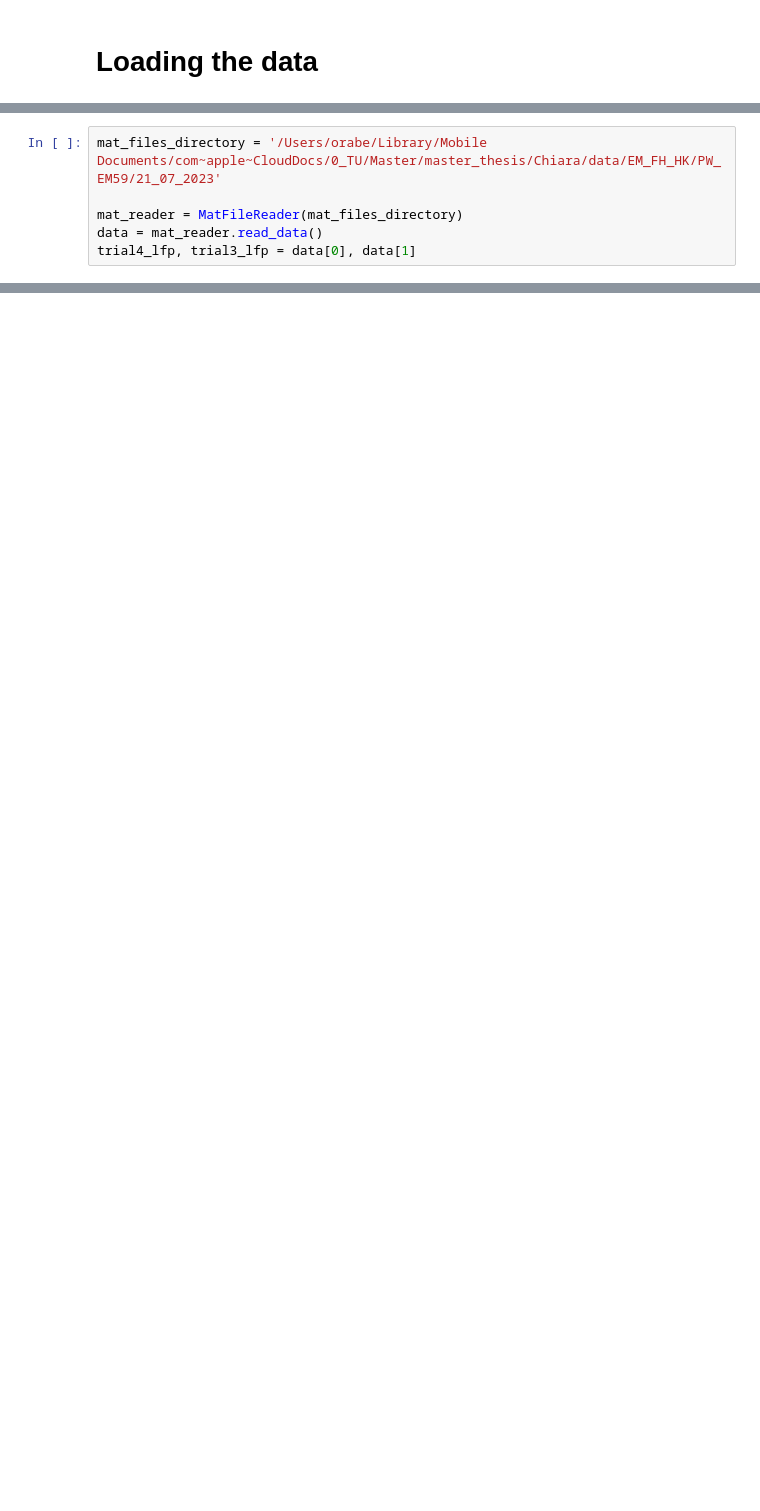
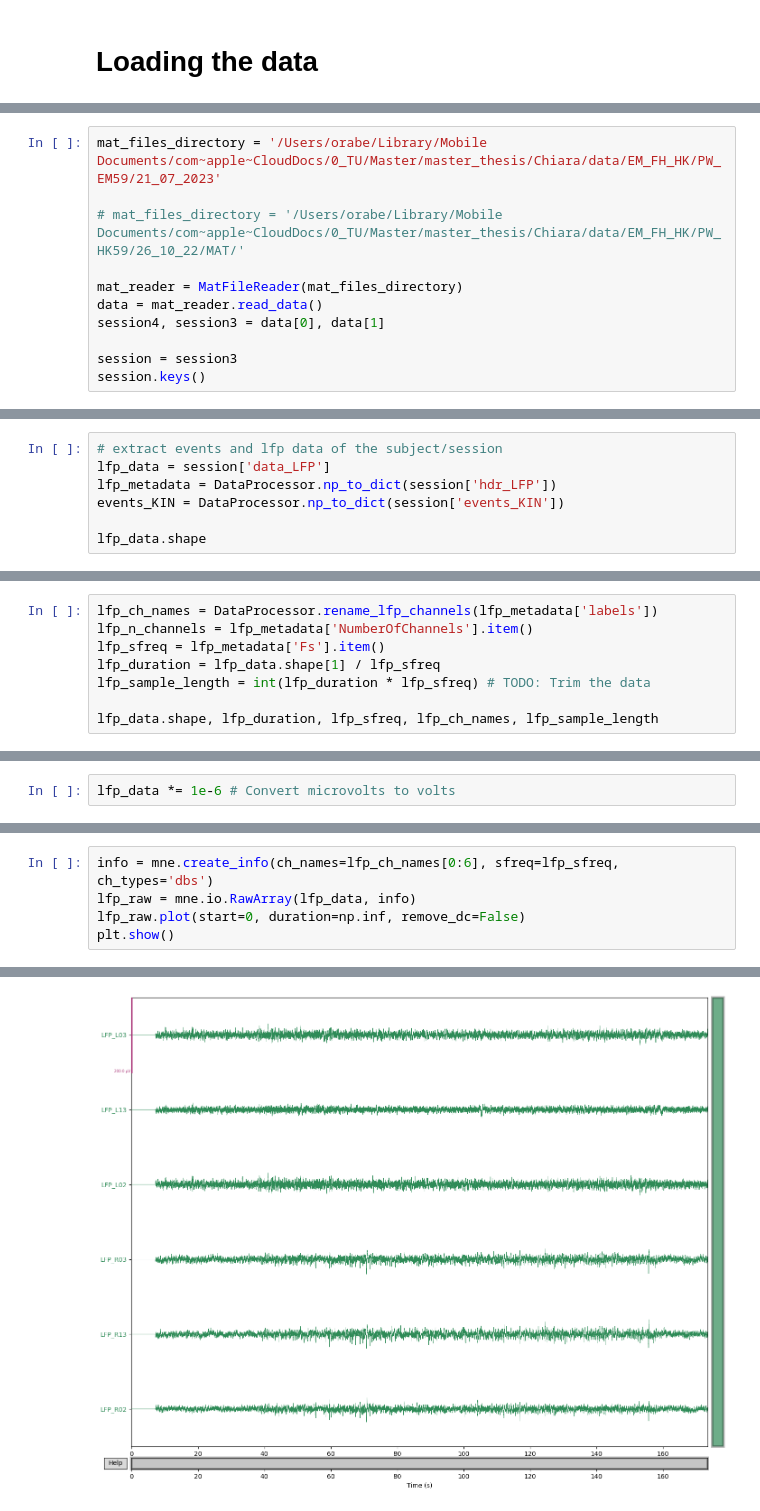
Before and after one commit to orabe/gaitmod, a Jupyter notebook: examples/example.ipynb, the cells around one changed output, grey strips where cells are left out. Cells and saved outputs as stored; diff of their text form; blank space fills up the shorter version.

Commit message:
Handle events

```diff
--- a/examples/example.ipynb
+++ b/examples/example.ipynb
@@ -7,9 +23,14 @@ import matplotlib.pyplot as plt
 # %%
 mat_files_directory = '/Users/orabe/Library/Mobile Documents/com~apple~CloudDocs/0_TU/Master/master_thesis/Chiara/data/EM_FH_HK/PW_EM59/21_07_2023'
 
+# mat_files_directory = '/Users/orabe/Library/Mobile Documents/com~apple~CloudDocs/0_TU/Master/master_thesis/Chiara/data/EM_FH_HK/PW_HK59/26_10_22/MAT/'
+
 mat_reader = MatFileReader(mat_files_directory)
 data = mat_reader.read_data()
-trial4_lfp, trial3_lfp = data[0], data[1]
+session4, session3 = data[0], data[1]
+
+session = session3
+session.keys()
 # %% [output]
 Loading data from file: EM_FH_HK/PW_EM59/21_07_2023/walking_sync_4_short.mat
 Loading data from file: EM_FH_HK/PW_EM59/21_07_2023/walking_sync_3_short.mat
@@ -35,0 +38,7 @@ plt.show()
+# %%
+# extract events and lfp data of the subject/session
+lfp_data = session['data_LFP']
+lfp_metadata = DataProcessor.np_to_dict(session['hdr_LFP'])
+events_KIN = DataProcessor.np_to_dict(session['events_KIN'])
+
+lfp_data.shape
@@ -35,0 +47,8 @@ plt.show()
+# %%
+lfp_ch_names = DataProcessor.rename_lfp_channels(lfp_metadata['labels'])
+lfp_n_channels = lfp_metadata['NumberOfChannels'].item()
+lfp_sfreq = lfp_metadata['Fs'].item()
+lfp_duration = lfp_data.shape[1] / lfp_sfreq
+lfp_sample_length = int(lfp_duration * lfp_sfreq) # TODO: Trim the data
+
+lfp_data.shape, lfp_duration, lfp_sfreq, lfp_ch_names, lfp_sample_length
@@ -35,0 +64,2 @@ plt.show()
+# %%
+lfp_data *= 1e-6 # Convert microvolts to volts
@@ -35,0 +68,6 @@ plt.show()
+# %%
+info = mne.create_info(ch_names=lfp_ch_names[0:6], sfreq=lfp_sfreq, ch_types='dbs')
+lfp_raw = mne.io.RawArray(lfp_data, info)
+lfp_raw.plot(start=0, duration=np.inf, remove_dc=False)
+plt.show()
+# %% [output]
@@ -35,0 +78 @@ plt.show()
+[figure, added]
```
Also changed, not shown: parts of 56 cells of this notebook, 5 other files.
